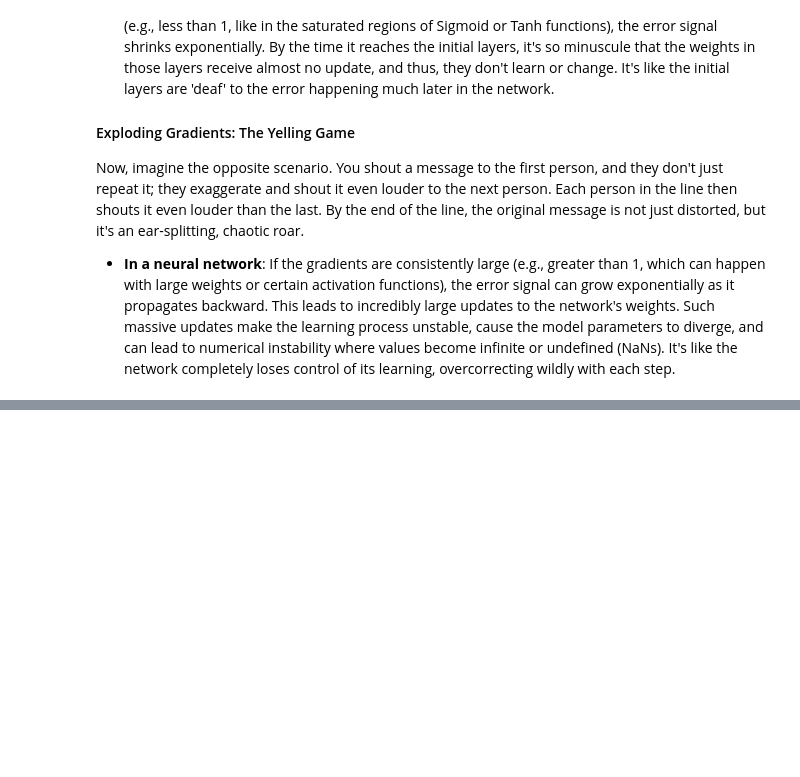
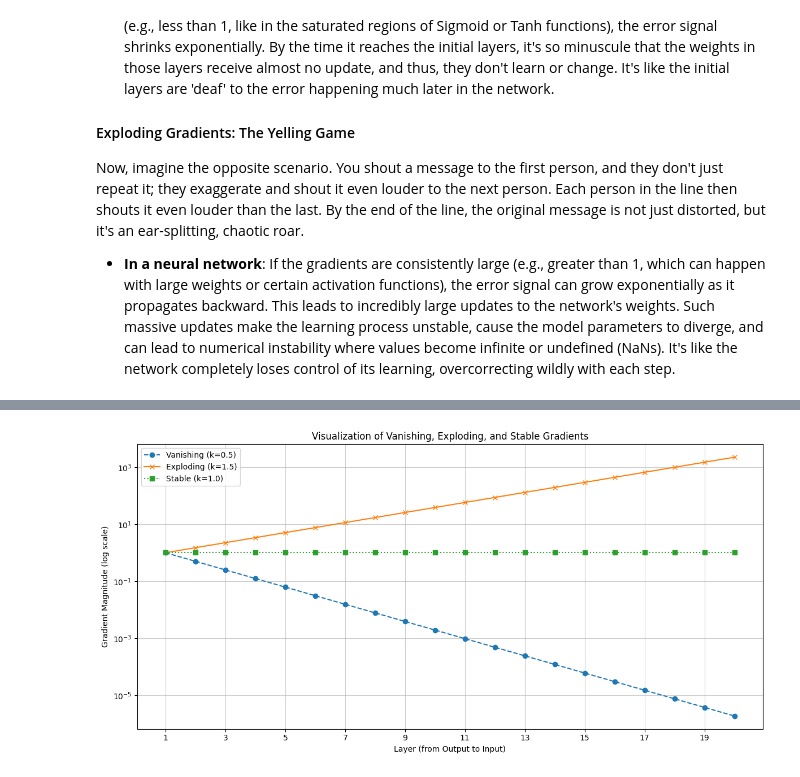
Before and after one commit to rsys-adsingh/Machine-Learning, a Jupyter notebook: study/Chapter_11.ipynb, the cells around one changed output, grey strips where cells are left out. Saved outputs shown, nothing was run; the diff lists cells and outputs as text; code cells hidden in the pictures; blank space fills up the shorter version.

```diff
--- a/study/Chapter_11.ipynb
+++ b/study/Chapter_11.ipynb
@@ -4772,0 +4871,49 @@ Now, imagine the opposite scenario. You shout a message to the first person, and
+# %%
+import numpy as np
+import matplotlib.pyplot as plt
+
+def simulate_gradient_propagation(num_layers, k_value):
+    """Simulates gradient propagation through layers with a constant multiplicative factor."""
+    gradients = [1.0] # Start with an initial error signal of 1.0
+    for _ in range(num_layers - 1):
+        gradients.append(gradients[-1] * k_value)
+    return np.array(gradients)
+
+# Number of layers in our simulated network
+num_layers = 20
+
+# --- Scenario 1: Vanishing Gradients ---
+# Assume average multiplicative factor (W * f'(z)) is less than 1
+# Typical for sigmoid/tanh in saturated regions with small weights
+k_vanishing = 0.5
+gradients_vanishing = simulate_gradient_propagation(num_layers, k_vanishing)
+
+# --- Scenario 2: Exploding Gradients ---
+# Assume average multiplicative factor (W * f'(z)) is greater than 1
+# Can happen with large weights and ReLU activations
+k_exploding = 1.5
+gradients_exploding = simulate_gradient_propagation(num_layers, k_exploding)
+
+# --- Scenario 3: Stable Gradients ---
+# Ideal scenario where gradients maintain a reasonable magnitude
+k_stable = 1.0
+gradients_stable = simulate_gradient_propagation(num_layers, k_stable)
+
+# --- Plotting the results ---
+plt.figure(figsize=(12, 6))
+
+plt.plot(range(1, num_layers + 1), gradients_vanishing, label=f'Vanishing (k={k_vanishing})', marker='o', linestyle='--')
+plt.plot(range(1, num_layers + 1), gradients_exploding, label=f'Exploding (k={k_exploding})', marker='x', linestyle='-')
+plt.plot(range(1, num_layers + 1), gradients_stable, label=f'Stable (k={k_stable})', marker='s', linestyle=':')
+
+plt.yscale('log') # Use a logarithmic scale for y-axis to better visualize large ranges
+plt.title('Visualization of Vanishing, Exploding, and Stable Gradients')
+plt.xlabel('Layer (from Output to Input)')
+plt.ylabel('Gradient Magnitude (log scale)')
+plt.xticks(range(1, num_layers + 1, 2)) # Show fewer x-ticks for clarity
+plt.grid(True, which="both", ls="-", alpha=0.6)
+plt.legend()
+plt.tight_layout()
+plt.show()
+# %% [output]
+[figure, added]
```
Also changed, not shown: parts of 61 cells of this notebook.
